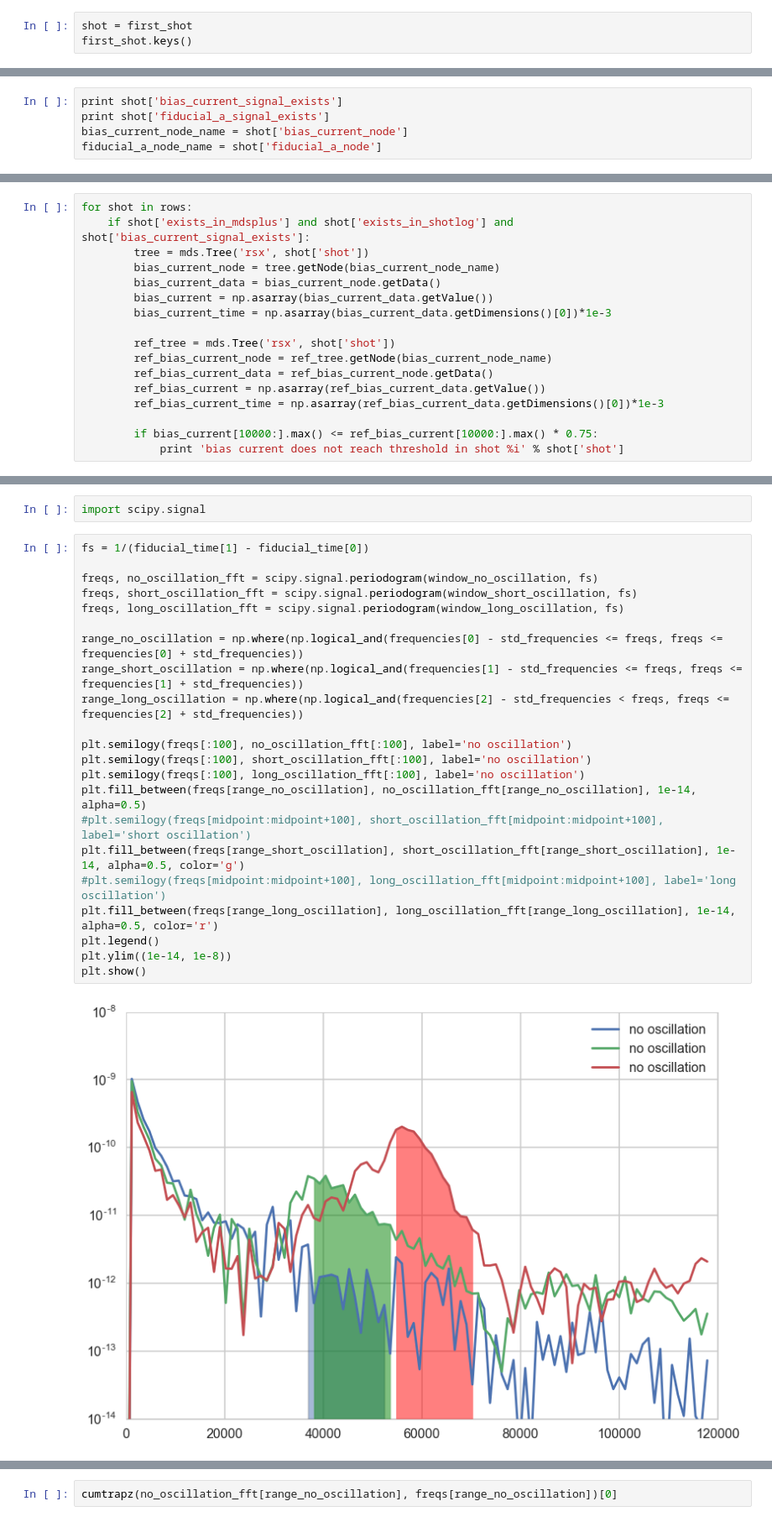
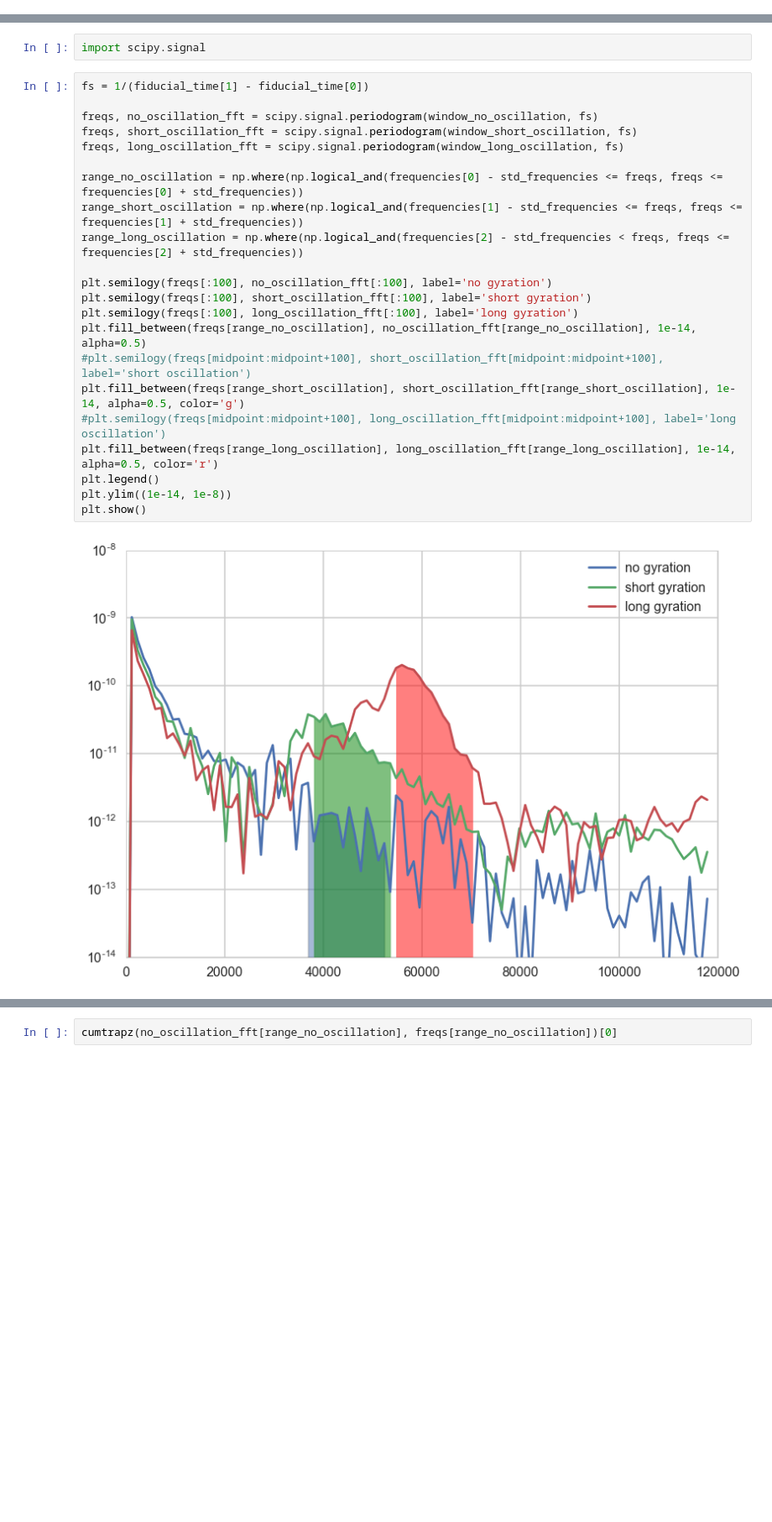
Before and after one commit to jensv/relative_canonical_helicity, a Jupyter notebook: develop_shot_quality_measures.ipynb, the cells around one changed output, grey strips where cells are left out. Shown at 84% size. Cells and saved outputs as stored; diff of their text form; blank space fills up the shorter version.

```diff
--- a/test_shot_quality_measures.ipynb
+++ b/develop_shot_quality_measures.ipynb
@@ -18,6 +27,3 @@ rows = cursor.fetchall()
 cursor.close()
 connection.close()
 first_shot = rows[0]
-# %%
-shot = first_shot
-first_shot.keys()
@@ -42,5 +29,0 @@ first_shot.keys()
-# %%
-print shot['bias_current_signal_exists']
-print shot['fiducial_a_signal_exists']
-bias_current_node_name = shot['bias_current_node']
-fiducial_a_node_name = shot['fiducial_a_node']
@@ -68,17 +49,0 @@ plt.plot(bias_current_time[10000:30000], bias_current[10000:30000])
-# %%
-for shot in rows:
-    if shot['exists_in_mdsplus'] and shot['exists_in_shotlog'] and shot['bias_current_signal_exists']:
-        tree = mds.Tree('rsx', shot['shot'])
-        bias_current_node = tree.getNode(bias_current_node_name)
-        bias_current_data = bias_current_node.getData()
-        bias_current = np.asarray(bias_current_data.getValue())
-        bias_current_time = np.asarray(bias_current_data.getDimensions()[0])*1e-3
-
-        ref_tree = mds.Tree('rsx', shot['shot'])
-        ref_bias_current_node = ref_tree.getNode(bias_current_node_name)
-        ref_bias_current_data = ref_bias_current_node.getData()
-        ref_bias_current = np.asarray(ref_bias_current_data.getValue())
-        ref_bias_current_time = np.asarray(ref_bias_current_data.getDimensions()[0])*1e-3
-
-        if bias_current[10000:].max() <= ref_bias_current[10000:].max() * 0.75:
-            print 'bias current does not reach threshold in shot %i' % shot['shot']
@@ -544,24 +504,24 @@ import scipy.signal
 # %%
 fs = 1/(fiducial_time[1] - fiducial_time[0])
 
 freqs, no_oscillation_fft = scipy.signal.periodogram(window_no_oscillation, fs)
 freqs, short_oscillation_fft = scipy.signal.periodogram(window_short_oscillation, fs)
 freqs, long_oscillation_fft = scipy.signal.periodogram(window_long_oscillation, fs)
 
 range_no_oscillation = np.where(np.logical_and(frequencies[0] - std_frequencies <= freqs, freqs <= frequencies[0] + std_frequencies))
 range_short_oscillation = np.where(np.logical_and(frequencies[1] - std_frequencies <= freqs, freqs <= frequencies[1] + std_frequencies))
 range_long_oscillation = np.where(np.logical_and(frequencies[2] - std_frequencies < freqs, freqs <= frequencies[2] + std_frequencies))
 
-plt.semilogy(freqs[:100], no_oscillation_fft[:100], label='no oscillation')
-plt.semilogy(freqs[:100], short_oscillation_fft[:100], label='no oscillation')
-plt.semilogy(freqs[:100], long_oscillation_fft[:100], label='no oscillation')
+plt.semilogy(freqs[:100], no_oscillation_fft[:100], label='no gyration')
+plt.semilogy(freqs[:100], short_oscillation_fft[:100], label='short gyration')
+plt.semilogy(freqs[:100], long_oscillation_fft[:100], label='long gyration')
 plt.fill_between(freqs[range_no_oscillation], no_oscillation_fft[range_no_oscillation], 1e-14, alpha=0.5)
 #plt.semilogy(freqs[midpoint:midpoint+100], short_oscillation_fft[midpoint:midpoint+100], label='short oscillation')
 plt.fill_between(freqs[range_short_oscillation], short_oscillation_fft[range_short_oscillation], 1e-14, alpha=0.5, color='g')
 #plt.semilogy(freqs[midpoint:midpoint+100], long_oscillation_fft[midpoint:midpoint+100], label='long oscillation')
 plt.fill_between(freqs[range_long_oscillation], long_oscillation_fft[range_long_oscillation], 1e-14, alpha=0.5, color='r')
 plt.legend()
 plt.ylim((1e-14, 1e-8))
 plt.show()
 # %% [output]
-[figure, old version]
+[figure, new version]
```
Also changed, not shown: parts of 55 cells of this notebook.
